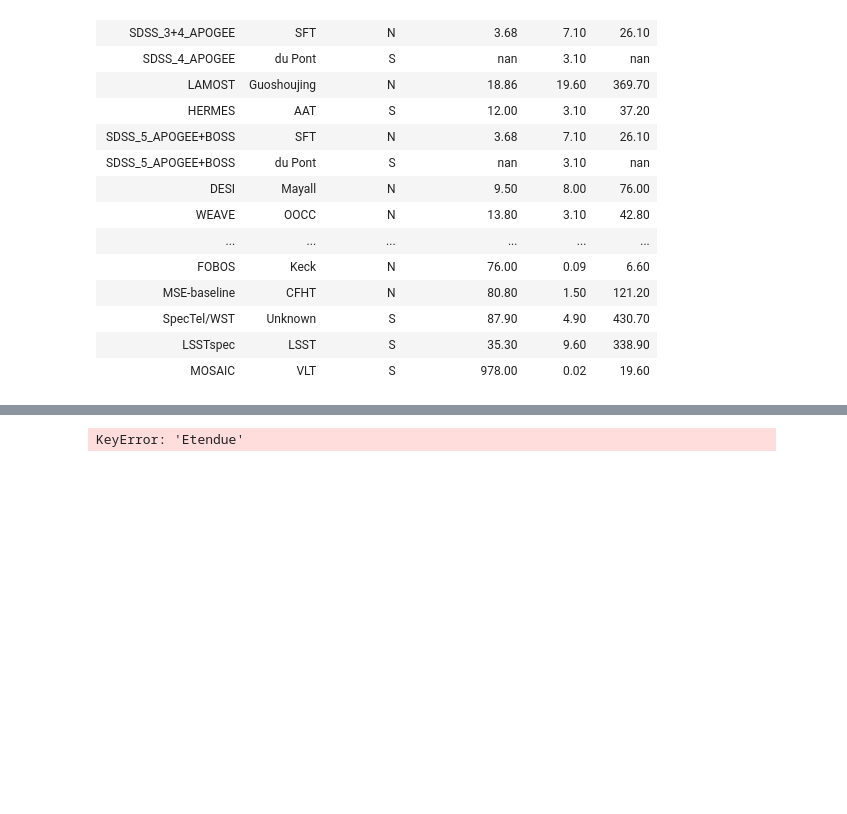
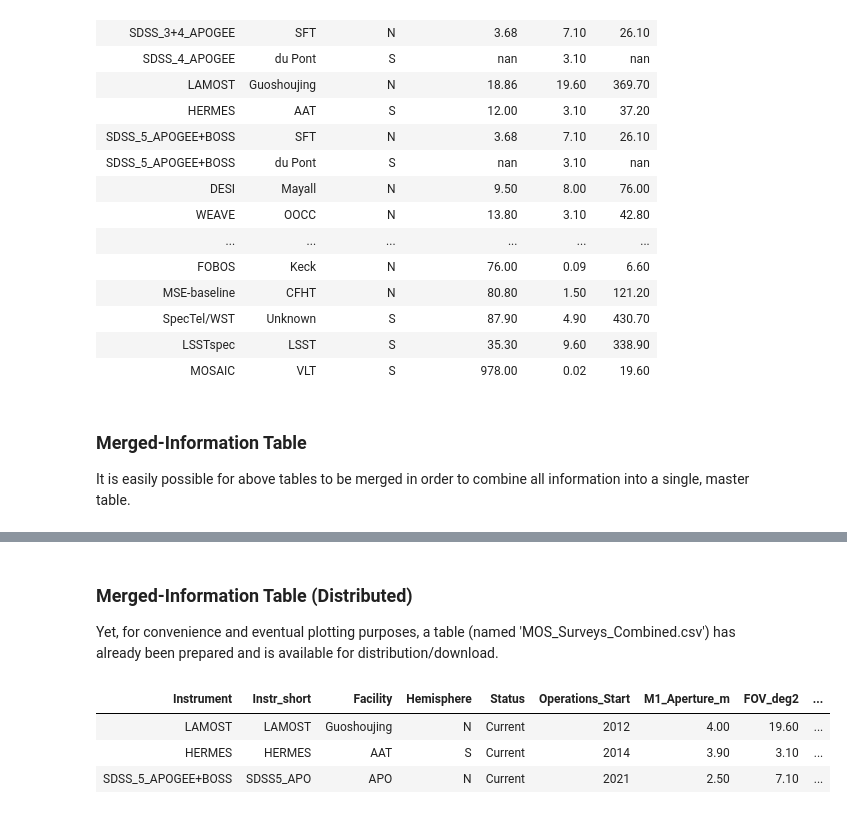
Before and after one commit to jsobeck/MOS_Surveys_Overview, a Jupyter notebook: MOS_Surveys_Overview_Visualizations.ipynb, the cells around one changed output, grey strips where cells are left out. Saved outputs shown, nothing was run; the diff lists cells and outputs as text; code cells hidden in the pictures; blank space fills up the shorter version.

```diff
--- a/MOS_Surveys_Overview_Visualizations.ipynb
+++ b/MOS_Surveys_Overview_Visualizations.ipynb
@@ -103,5 +108,8 @@ etendue.style.hide().pipe(pretty_table).format(precision=2)
 | SpecTel/WST | Unknown | S | 87.90 | 4.90 | 430.70 |
 | LSSTspec | LSST | S | 35.30 | 9.60 | 338.90 |
 | MOSAIC | VLT | S | 978.00 | 0.02 | 19.60 |
+# %% [markdown]
+### Merged-Information Table
+It is easily possible for above tables to be merged in order to combine all information into a single, master table.
 # %%
 merged = mos_specific.merge(etendue,on='Instrument')
@@ -124,7 +132,14 @@ merged.style.hide().format(precision=2)
 | SpecTel/WST | ESO | S | Design | 360-1000;965-1330 | 4000;20000-40000 | Unknown | ... |
 | LSSTspec | VRO | S | Conception | Unknown | Unknown | LSST | ... |
 | MOSAIC | ESO-ELT | S | Conception | 450-700;770-1800;450-877;770-1800 | 4000-5000;18000 | VLT | ... |
-# %%
-merged.plot(x="Wavelength_Coverage_Regime_nm", y='Etendue',kind='barh')
-# %% [output]
-KeyError: 'Etendue'
+# %% [markdown]
+### Merged-Information Table (Distributed)
+Yet, for convenience and eventual plotting purposes, a table (named 'MOS_Surveys_Combined.csv') has already been prepared and is available for distribution/download.
+# %%
+combined_table = pd.read_csv('MOS_Surveys_Table_Combined.csv', skiprows=[1,2,3,4,8,9,10,11,12,13,14,15,16,17,18,19,20,21,22,23,24,25,26,27,28,29])
+combined_table.style.hide().pipe(pretty_table).format(precision=2)
+# %% [output]
+| Instrument | Instr_short | Facility | Hemisphere | Status | Operations_Start | M1_Aperture_m | FOV_deg2 | ... |
+| LAMOST | LAMOST | Guoshoujing | N | Current | 2012 | 4.00 | 19.60 | ... |
+| HERMES | HERMES | AAT | S | Current | 2014 | 3.90 | 3.10 | ... |
+| SDSS_5_APOGEE+BOSS | SDSS5_APO | APO | N | Current | 2021 | 2.50 | 7.10 | ... |
```
Also changed, not shown: parts of 15 cells of this notebook.
